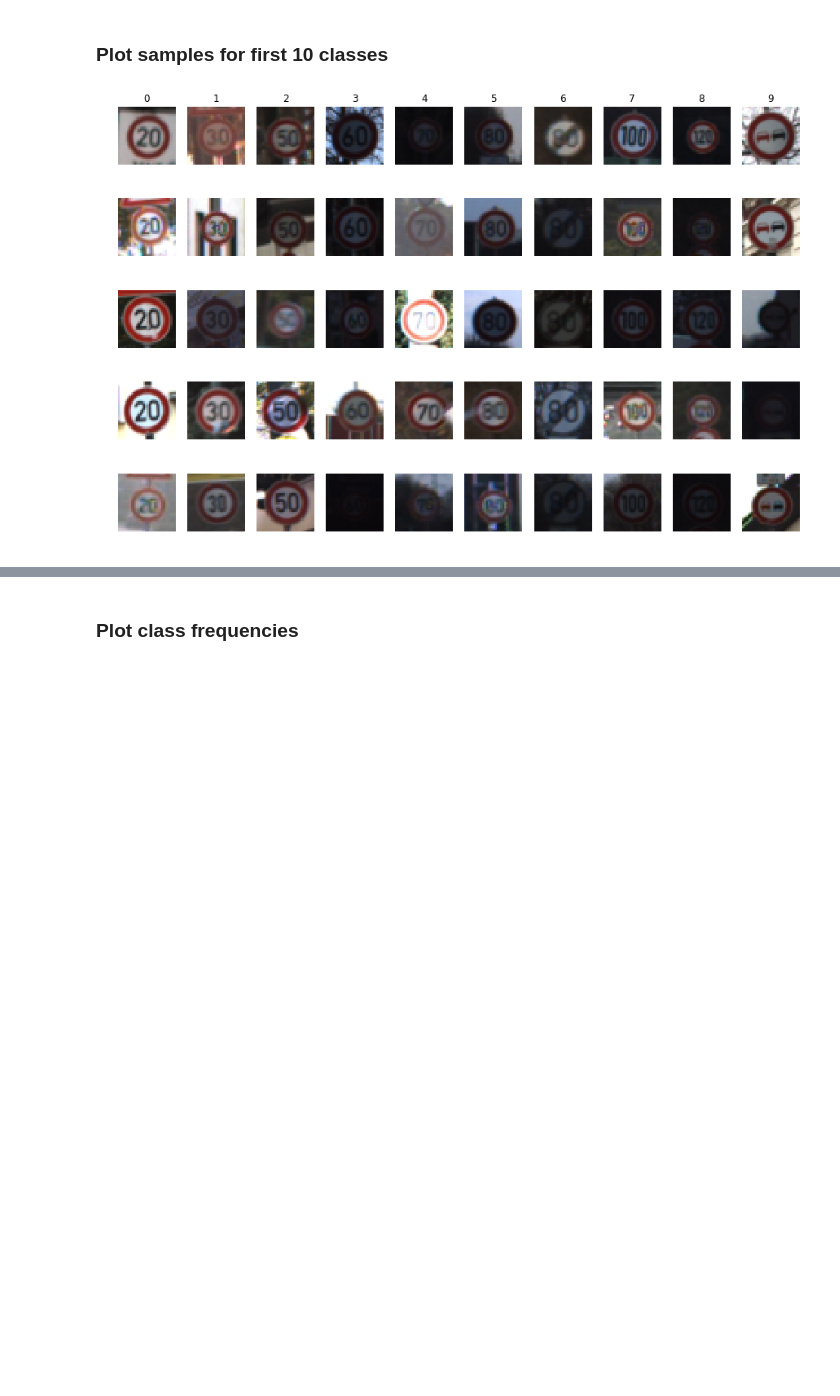
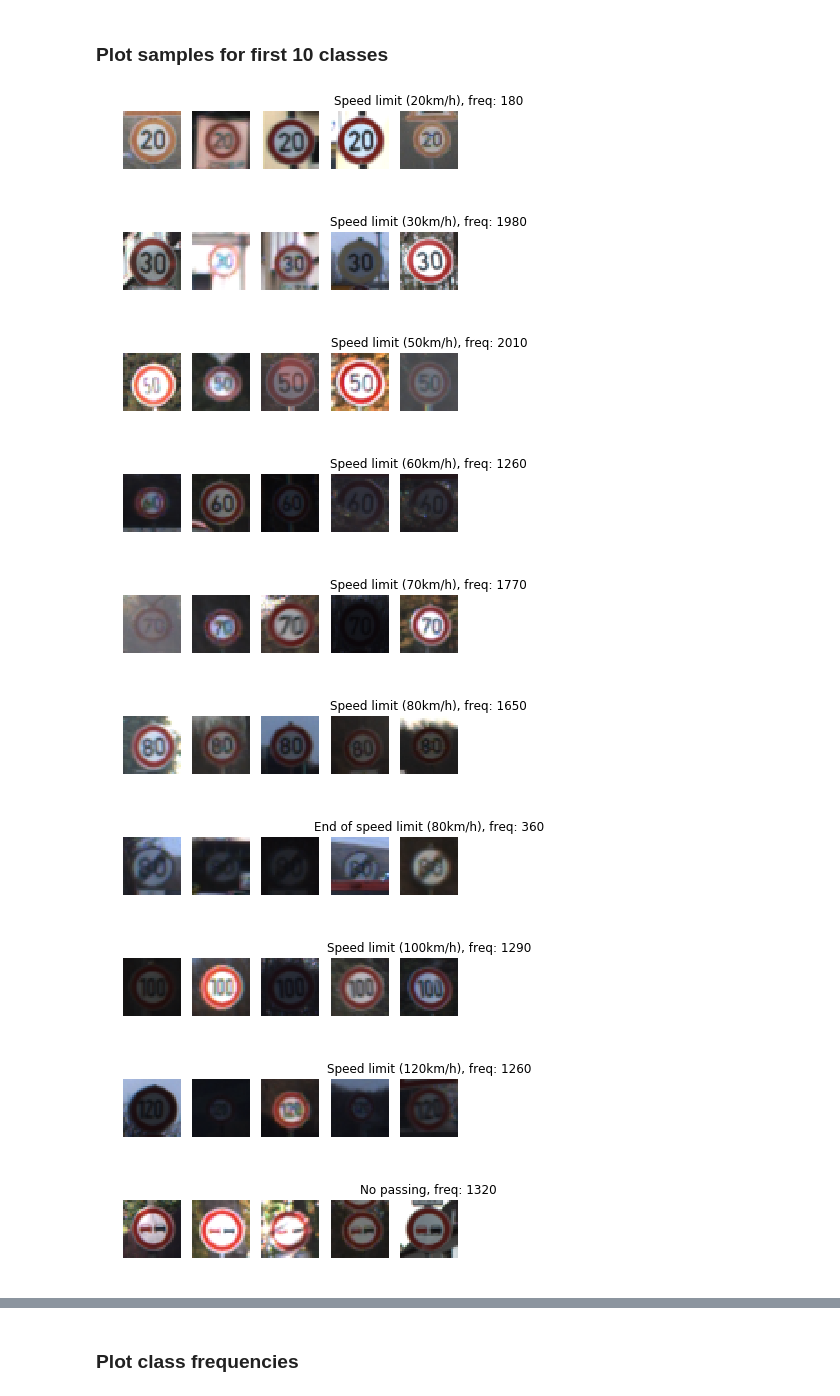
Before and after one commit to malhotraa/CarND-Traffic-Sign-Classifier-Project, a Jupyter notebook: Traffic_Sign_Classifier.ipynb, the cells around one changed output, grey strips where cells are left out. Cells and saved outputs as stored; diff of their text form; code cells hidden in the pictures; blank space fills up the shorter version.

```diff
--- a/Traffic_Sign_Classifier.ipynb
+++ b/Traffic_Sign_Classifier.ipynb
@@ -104,18 +101,30 @@ import seaborn as sns
 ### Plot samples for first 10 classes
 # %%
 examples_per_class = 5
-classes = list(range(10))
+classes = list(range(n_classes))
 
-plt.figure(figsize=(15, 10))
+freqs = np.bincount(y_train, minlength= n_classes)
+
 for cls in classes:
     idxs = np.where((y_train == cls))[0]
     idxs = np.random.choice(idxs, examples_per_class, replace=False)
+    plt.figure(figsize=(6,4))
     for i, idx in enumerate(idxs):
-        plt.subplot(examples_per_class, len(classes), i * len(classes) + cls + 1)
+        signname = signnames_df[signnames_df.ClassId == cls].SignName.values[0]
+        ax = plt.subplot(1, examples_per_class, i+1)
+        ax.axis('off')
         plt.imshow(X_train[idx])
-        plt.axis('off')
-        if i == 0:
-            plt.title(cls)
+    plt.title("{}, freq: {}".format(signname, freqs[cls]))
+    plt.show()
 plt.show()
 # %% [output]
-[figure, old version]
+[figure, new version]
+[figure, added]
+[figure, added]
+[figure, added]
+[figure, added]
+[figure, added]
+[figure, added]
+[figure, added]
+[figure, added]
+[figure, added]
```
Also changed, not shown: parts of 20 cells of this notebook.
